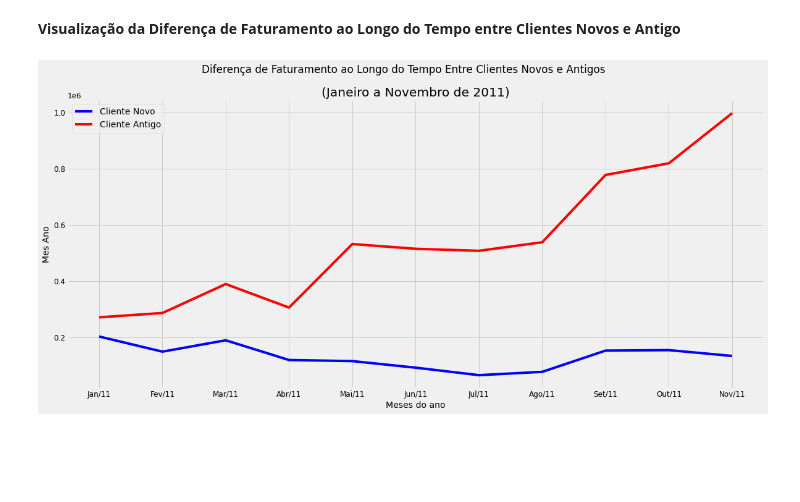
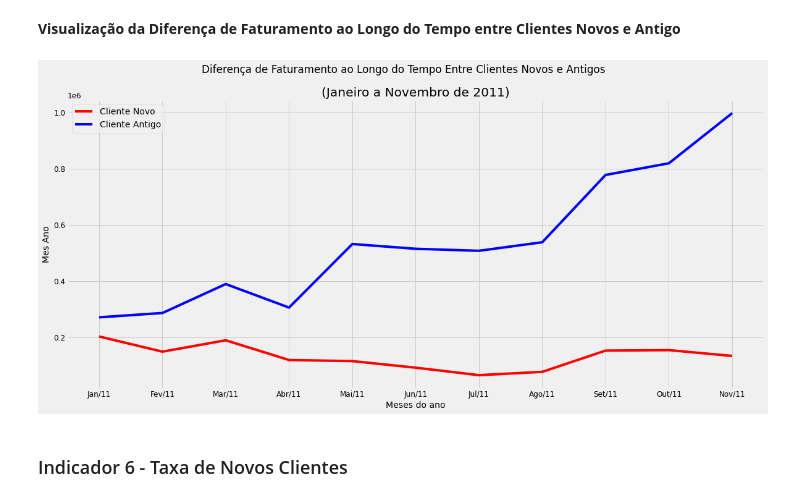
Before and after one commit to rodolffoterra/Project_KPIs, a Jupyter notebook: Project_KPIs.ipynb, the cells around one changed output. Drawn from its saved outputs; the diff is of its cells as text; code cells hidden in the pictures; blank space fills up the shorter version.

```diff
--- a/Project_KPIs.ipynb
+++ b/Project_KPIs.ipynb
@@ -694,20 +689,22 @@ cliente_antigo = df_faturamento_user_mes.query("TipoUsuario == 'Antigo' ").reset
 # %%
 # Plot
 plt.title('Diferença de Faturamento ao Longo do Tempo Entre Clientes Novos e Antigos')
-plt.plot(cliente_novo['Faturamento'],  color = "blue")
-plt.plot(cliente_antigo['Faturamento'],  color = "red")
+plt.plot(cliente_novo['Faturamento'],  color = "red")
+plt.plot(cliente_antigo['Faturamento'],  color = "blue")
 
 plt.xlabel('Data')
 plt.ylabel('')
 plt.legend(("Cliente Novo",'Cliente Antigo'), loc='upper left')
 
 
 meses = ['Jan/11','Fev/11','Mar/11','Abr/11','Mai/11','Jun/11','Jul/11','Ago/11','Set/11','Out/11','Nov/11']
 plt.xticks([x for x in range(11)], meses)
 plt.suptitle('Diferença de Faturamento ao Longo do Tempo Entre Clientes Novos e Antigos')
 plt.title("(Janeiro a Novembro de 2011)")
 plt.xlabel("Meses do ano")
 plt.ylabel("Mes Ano")
 plt.show()
 # %% [output]
-[figure, old version]
+[figure, new version]
+# %% [markdown]
+### Indicador 6 - Taxa de Novos Clientes
```
Also changed, not shown: parts of 23 cells of this notebook, 1 other file.
